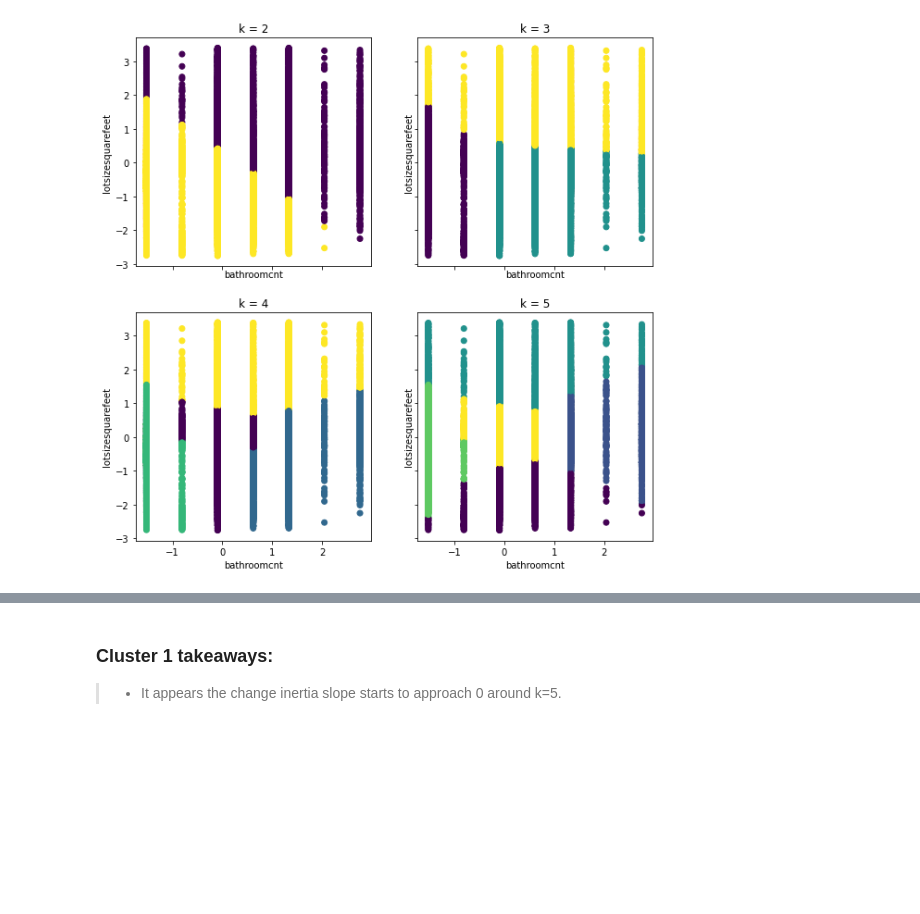
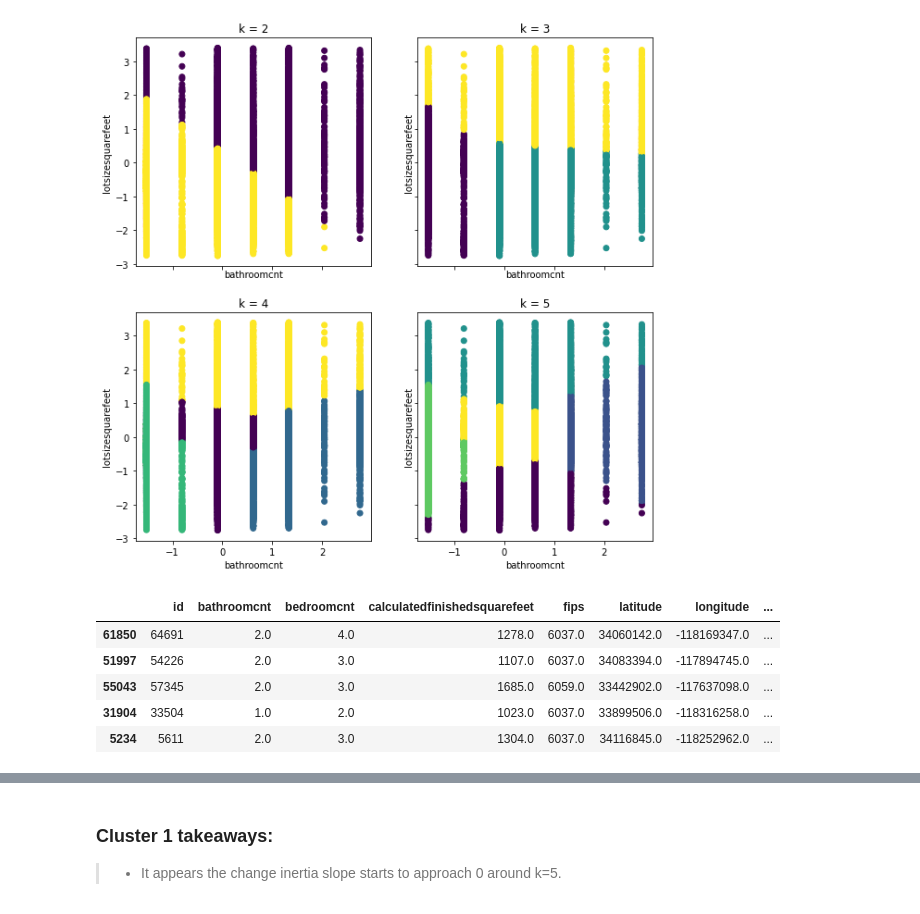
Before and after one commit to CharlesAtchison/zillow_home_value_estimator, a Jupyter notebook: rough_draft.ipynb, the cells around one changed output, grey strips where cells are left out. Drawn from its saved outputs; the diff is of its cells as text; code cells hidden in the pictures; blank space fills up the shorter version.

```diff
--- a/rough_draft.ipynb
+++ b/rough_draft.ipynb
@@ -480,5 +480,11 @@ create_scatterplots(X_scaled, cn='bathroomcnt', c2='lotsizesquarefeet')
 # %%
 train, X_scaled, scaler, kmeans, centroids_scaled = create_cluster(
     train, X, 5, col_name= 'cluster_ltsze_batrmct')
-train.head()go
+train.head()
 # %% [output]
+|  | id | bathroomcnt | bedroomcnt | calculatedfinishedsquarefeet | fips | latitude | longitude | ... |
+| 61850 | 64691 | 2.0 | 4.0 | 1278.0 | 6037.0 | 34060142.0 | -118169347.0 | ... |
+| 51997 | 54226 | 2.0 | 3.0 | 1107.0 | 6037.0 | 34083394.0 | -117894745.0 | ... |
+| 55043 | 57345 | 2.0 | 3.0 | 1685.0 | 6059.0 | 33442902.0 | -117637098.0 | ... |
+| 31904 | 33504 | 1.0 | 2.0 | 1023.0 | 6037.0 | 33899506.0 | -118316258.0 | ... |
+| 5234 | 5611 | 2.0 | 3.0 | 1304.0 | 6037.0 | 34116845.0 | -118252962.0 | ... |
```
Also changed, not shown: parts of 12 cells of this notebook, 9 other files.
